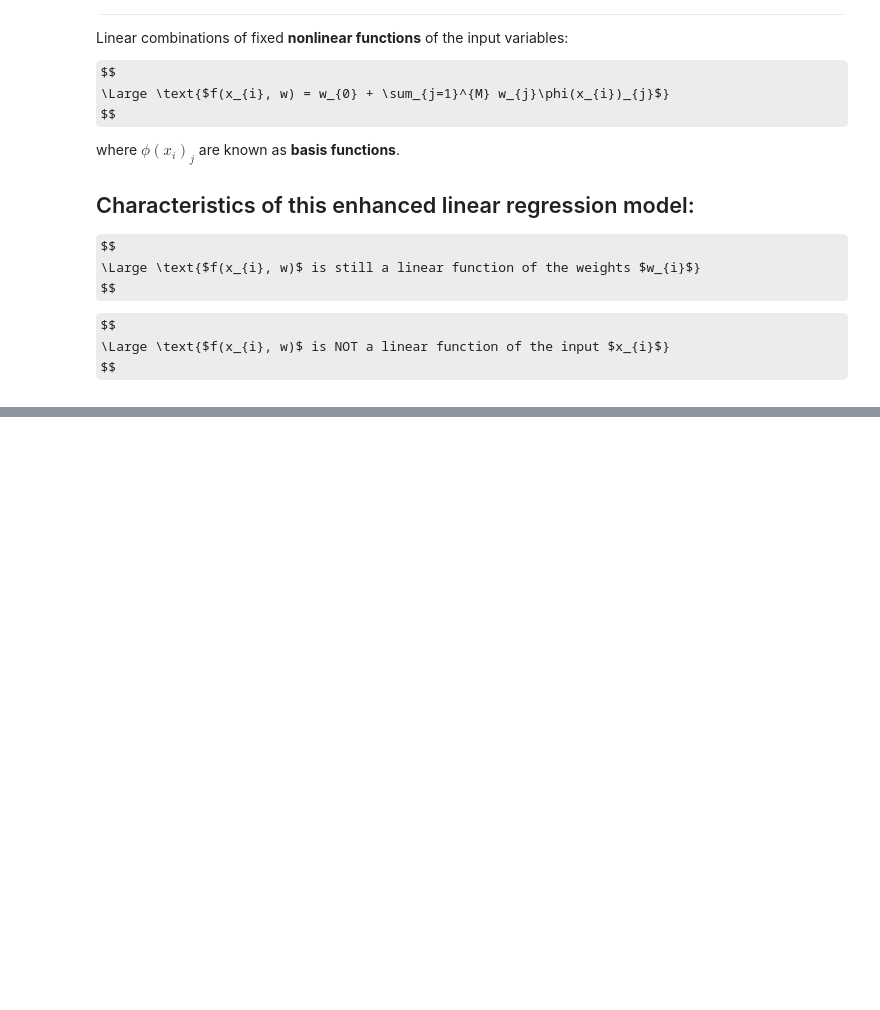
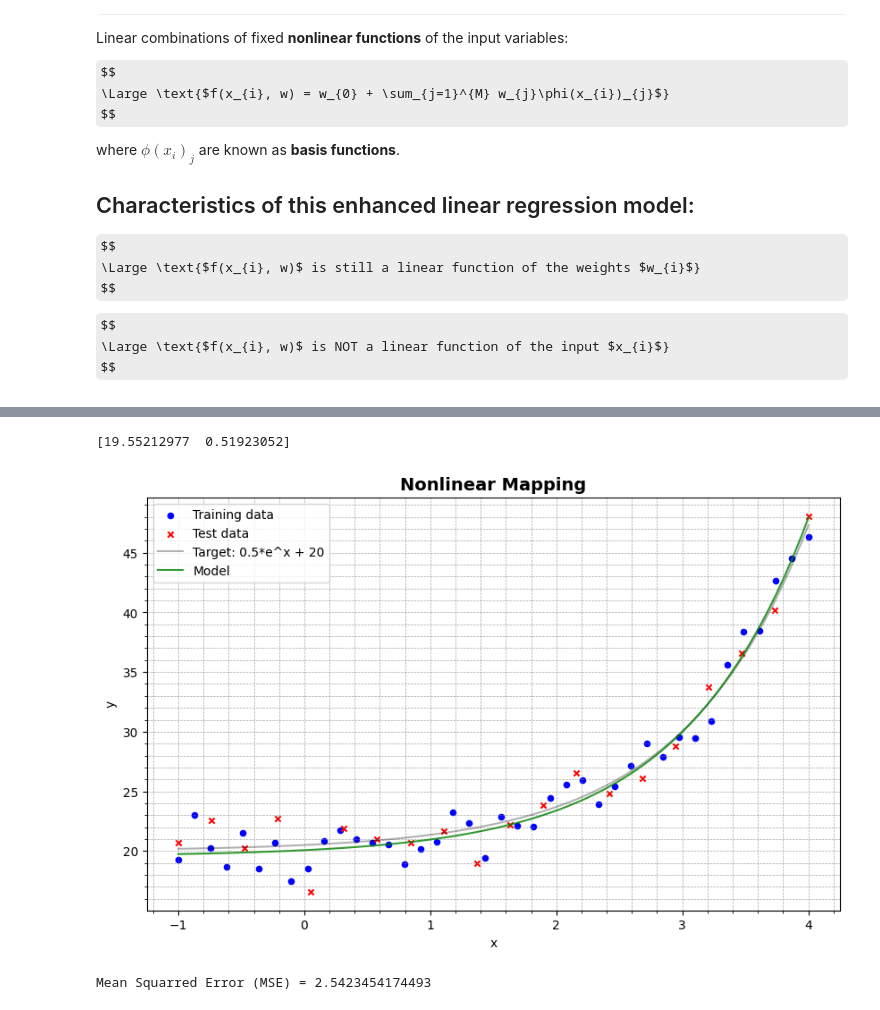
Before and after one commit to raphsenn/ai-notebooks, a Jupyter notebook: machine_learning/linear_methods/nonlinear_mapping.ipynb, the cells around one changed output, grey strips where cells are left out. Drawn from its saved outputs; the diff is of its cells as text; code cells hidden in the pictures; some formulas as TeX source; blank space fills up the shorter version.

```diff
--- a/machine_learning/linear_methods/nonlinear_mapping.ipynb
+++ b/machine_learning/linear_methods/nonlinear_mapping.ipynb
@@ -134,0 +189,18 @@ plt.show()
+# %%
+def gradient_descent(X: np.array, y: np.array, eps: float, max_iter: int, verbose: bool=False) -> np.array:
+    w = np.zeros(2)                             # (2,)
+    X_map = phi(X)                              # (N x 2)
+    X_b = add_bias(X_map)                       # (N x 2)
+    for iter in range(max_iter):
+        y_hat = np.dot(X_b, w)                  # (N,)
+        J_w = -2 * np.dot((y - y_hat), X_b)     # (2,)
+        w = w - eps * J_w                       # (2,)
+
+        # Printing loss
+        if verbose and iter % 1000 == 0:
+            y_hat = f_model(X, w)
+            loss = np.mean((y - y_hat)**2)
+            print(f"Iter: {iter}, Loss: {loss}")
+    return w
+# %%
+w_star = gradient_descent(X_train, y_train, eps=0.00001, max_iter=10000, verbose=True)
@@ -134,0 +218,27 @@ plt.show()
+# %%
+# Print weights
+print(w_star)
+# %% [output]
+[19.55212977  0.51923052]
+# %%
+plt.figure(figsize=(10, 6))
+plt.title('Nonlinear Mapping', fontsize=14, fontweight='bold')
+plt.grid(True, which='both', linestyle='--', linewidth=0.5, color='gray', alpha=0.7)
+plt.minorticks_on()
+plt.scatter(X_train, y_train, color='blue', s=20, marker='o', label='Training data')
+plt.scatter(X_test, y_test, color='red', s=20, marker='x', label='Test data')
+plt.plot(X_continues, 0.5 * np.exp(X_continues) + 20, color='black', label='Target: 0.5*e^x + 20', alpha=0.3)
+plt.plot(X_continues, f_model(X_continues, w_star), color='green', label='Model', alpha=0.8)
+plt.xlabel('x')
+plt.ylabel('y')
+plt.legend()
+plt.show()
+# %% [output]
+[figure, added]
+# %%
+# Calculating MSE over testing set
+y_pred = f_model(X_test, w_star)
+mse = np.mean((y_test-y_pred)**2)
+print(f'Mean Squarred Error (MSE) = {mse}')
+# %% [output]
+Mean Squarred Error (MSE) = 2.5423454174493
```
Also changed, not shown: parts of 15 cells of this notebook.
